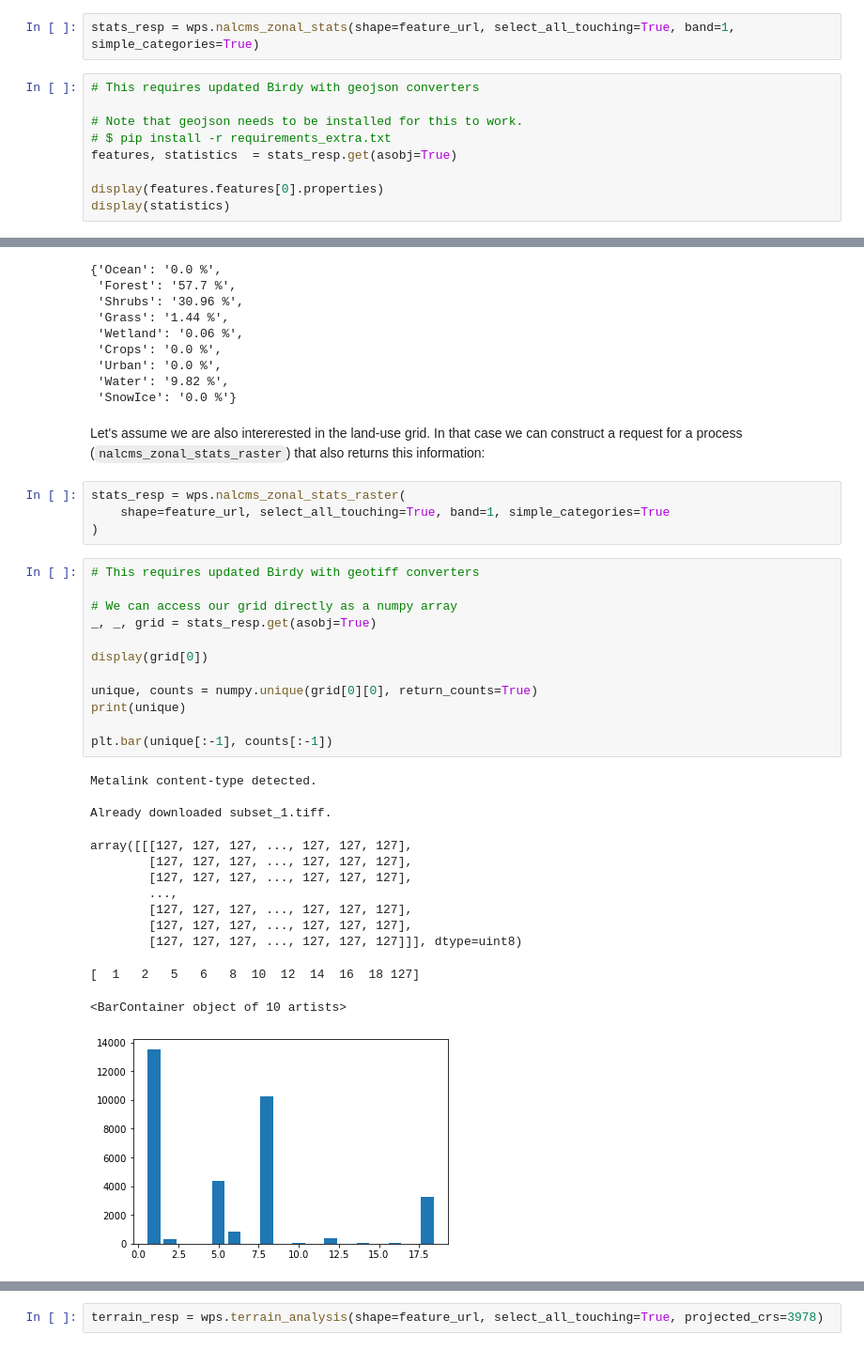
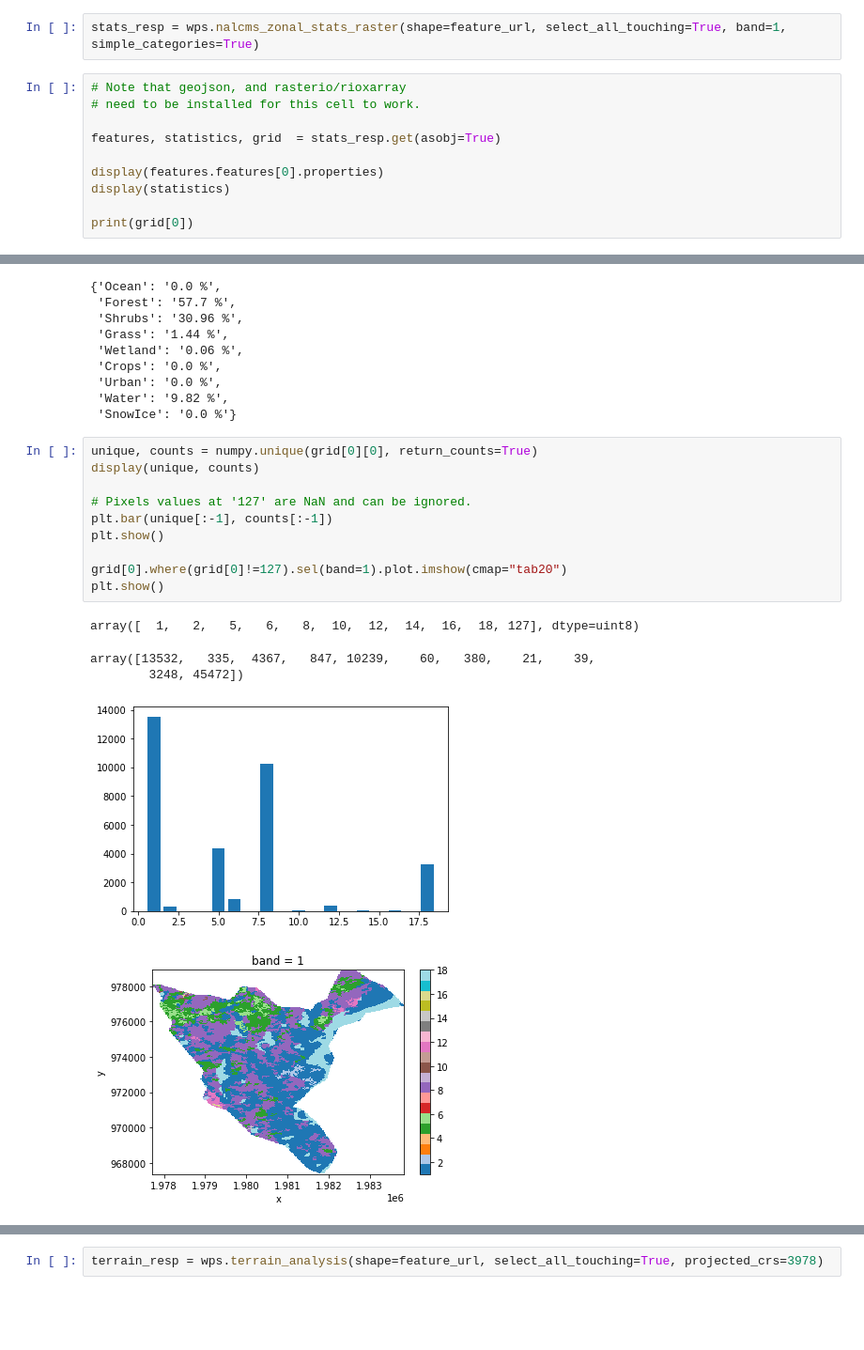
Before and after one commit to Ouranosinc/raven, a Jupyter notebook: docs/source/notebooks/Extract_geographical_watershed_properties.ipynb, the cells around one changed output, grey strips where cells are left out. Shown at 94% size. Cells and saved outputs as stored; diff of their text form; blank space fills up the shorter version.

Commit message:
Update the docs to show off the numpy/xarray/rioxarray converters

```diff
--- a/docs/source/notebooks/Extract_geographical_watershed_properties.ipynb
+++ b/docs/source/notebooks/Extract_geographical_watershed_properties.ipynb
@@ -98,12 +100,13 @@ Now we extract the land-use properties of the watershed using the `nalcms_zonal_
 # %%
-stats_resp = wps.nalcms_zonal_stats(shape=feature_url, select_all_touching=True, band=1, simple_categories=True)
+stats_resp = wps.nalcms_zonal_stats_raster(shape=feature_url, select_all_touching=True, band=1, simple_categories=True)
 # %%
-# This requires updated Birdy with geojson converters
+# Note that geojson, and rasterio/rioxarray
+# need to be installed for this cell to work.
 
-# Note that geojson needs to be installed for this to work.
-# $ pip install -r requirements_extra.txt
-features, statistics  = stats_resp.get(asobj=True)
+features, statistics, grid  = stats_resp.get(asobj=True)
 
 display(features.features[0].properties)
 display(statistics)
+
+print(grid[0])
 # %% [output]
@@ -167,35 +191,19 @@ display("Land use percentages", land_use_pct)
  'Urban': '0.0 %',
  'Water': '9.82 %',
  'SnowIce': '0.0 %'}
-# %% [markdown]
-Let's assume we are also intererested in the land-use grid. In that case we can construct a request for a process (`nalcms_zonal_stats_raster`) that also returns this information:
-# %%
-stats_resp = wps.nalcms_zonal_stats_raster(
-    shape=feature_url, select_all_touching=True, band=1, simple_categories=True
-)
-# %%
-# This requires updated Birdy with geotiff converters
-
-# We can access our grid directly as a numpy array
-_, _, grid = stats_resp.get(asobj=True)
-
-display(grid[0])
-
-unique, counts = numpy.unique(grid[0][0], return_counts=True)
-print(unique)
-
-plt.bar(unique[:-1], counts[:-1])
-# %% [output]
-Metalink content-type detected.
-
-Already downloaded subset_1.tiff.
-array([[[127, 127, 127, ..., 127, 127, 127],
-        [127, 127, 127, ..., 127, 127, 127],
-        [127, 127, 127, ..., 127, 127, 127],
-        ...,
-        [127, 127, 127, ..., 127, 127, 127],
-        [127, 127, 127, ..., 127, 127, 127],
-        [127, 127, 127, ..., 127, 127, 127]]], dtype=uint8)
-[  1   2   5   6   8  10  12  14  16  18 127]
-<BarContainer object of 10 artists>
-[figure, removed]
+# %%
+unique, counts = numpy.unique(grid[0][0], return_counts=True)
+display(unique, counts)
+
+# Pixels values at '127' are NaN and can be ignored.
+plt.bar(unique[:-1], counts[:-1])
+plt.show()
+
+grid[0].where(grid[0]!=127).sel(band=1).plot.imshow(cmap="tab20")
+plt.show()
+# %% [output]
+array([  1,   2,   5,   6,   8,  10,  12,  14,  16,  18, 127], dtype=uint8)
+array([13532,   335,  4367,   847, 10239,    60,   380,    21,    39,
+        3248, 45472])
+[figure, added]
+[figure, added]
```
Also changed, not shown: parts of 11 cells of this notebook.
